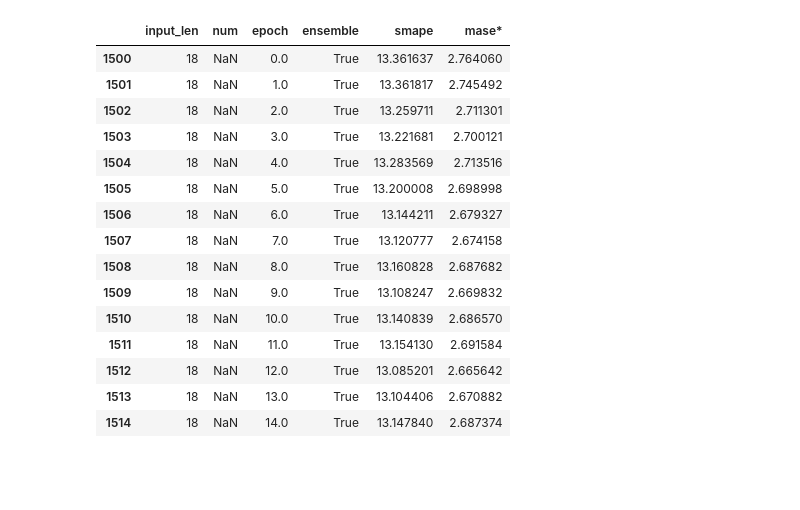
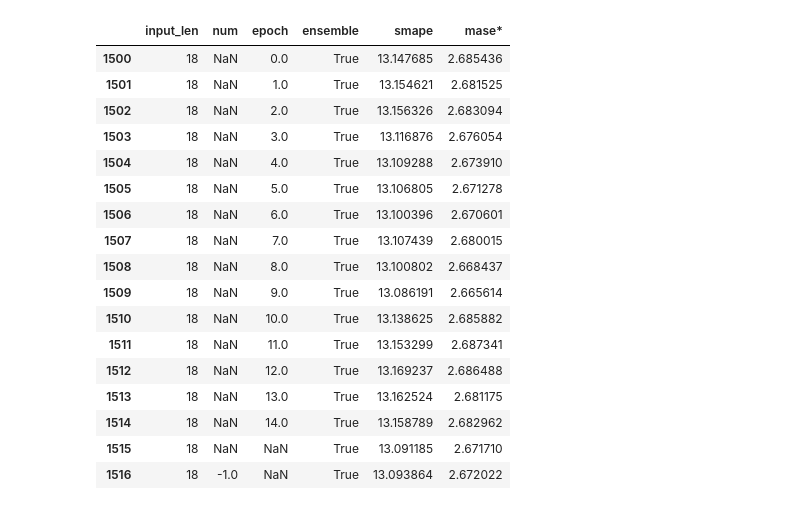
Before and after one commit to djib2011/forecasting-augmentation, a Jupyter notebook: experimentation/benchmark_all_windows.ipynb, the cells around one changed output. Saved outputs shown, nothing was run; the diff lists cells and outputs as text; code cells hidden in the pictures; blank space fills up the shorter version.

Commit message:
Modify 'benchmark_all_windows' experiment for different number of epochs

```diff
--- a/experimentation/benchmark_all_windows.ipynb
+++ b/experimentation/benchmark_all_windows.ipynb
@@ -63,19 +63,21 @@ ax.spines['top'].set_visible(False)
-# %%
-ens
-# %% [output]
-|  | input_len | num | epoch | ensemble | smape | mase* |
-| 1500 | 18 | NaN | 0.0 | True | 13.361637 | 2.764060 |
-| 1501 | 18 | NaN | 1.0 | True | 13.361817 | 2.745492 |
-| 1502 | 18 | NaN | 2.0 | True | 13.259711 | 2.711301 |
-| 1503 | 18 | NaN | 3.0 | True | 13.221681 | 2.700121 |
-| 1504 | 18 | NaN | 4.0 | True | 13.283569 | 2.713516 |
-| 1505 | 18 | NaN | 5.0 | True | 13.200008 | 2.698998 |
-| 1506 | 18 | NaN | 6.0 | True | 13.144211 | 2.679327 |
-| 1507 | 18 | NaN | 7.0 | True | 13.120777 | 2.674158 |
-| 1508 | 18 | NaN | 8.0 | True | 13.160828 | 2.687682 |
-| 1509 | 18 | NaN | 9.0 | True | 13.108247 | 2.669832 |
-| 1510 | 18 | NaN | 10.0 | True | 13.140839 | 2.686570 |
-| 1511 | 18 | NaN | 11.0 | True | 13.154130 | 2.691584 |
-| 1512 | 18 | NaN | 12.0 | True | 13.085201 | 2.665642 |
-| 1513 | 18 | NaN | 13.0 | True | 13.104406 | 2.670882 |
-| 1514 | 18 | NaN | 14.0 | True | 13.147840 | 2.687374 |
+# %%
+df_all[df_all.isna().any(axis=1)]
+# %% [output]
+|  | input_len | num | epoch | ensemble | smape | mase* |
+| 1500 | 18 | NaN | 0.0 | True | 13.147685 | 2.685436 |
+| 1501 | 18 | NaN | 1.0 | True | 13.154621 | 2.681525 |
+| 1502 | 18 | NaN | 2.0 | True | 13.156326 | 2.683094 |
+| 1503 | 18 | NaN | 3.0 | True | 13.116876 | 2.676054 |
+| 1504 | 18 | NaN | 4.0 | True | 13.109288 | 2.673910 |
+| 1505 | 18 | NaN | 5.0 | True | 13.106805 | 2.671278 |
+| 1506 | 18 | NaN | 6.0 | True | 13.100396 | 2.670601 |
+| 1507 | 18 | NaN | 7.0 | True | 13.107439 | 2.680015 |
+| 1508 | 18 | NaN | 8.0 | True | 13.100802 | 2.668437 |
+| 1509 | 18 | NaN | 9.0 | True | 13.086191 | 2.665614 |
+| 1510 | 18 | NaN | 10.0 | True | 13.138625 | 2.685882 |
+| 1511 | 18 | NaN | 11.0 | True | 13.153299 | 2.687341 |
+| 1512 | 18 | NaN | 12.0 | True | 13.169237 | 2.686488 |
+| 1513 | 18 | NaN | 13.0 | True | 13.162524 | 2.681175 |
+| 1514 | 18 | NaN | 14.0 | True | 13.158789 | 2.682962 |
+| 1515 | 18 | NaN | NaN | True | 13.091185 | 2.671710 |
+| 1516 | 18 | -1.0 | NaN | True | 13.093864 | 2.672022 |
```
Also changed, not shown: parts of 3 cells of this notebook, 4 other files.
